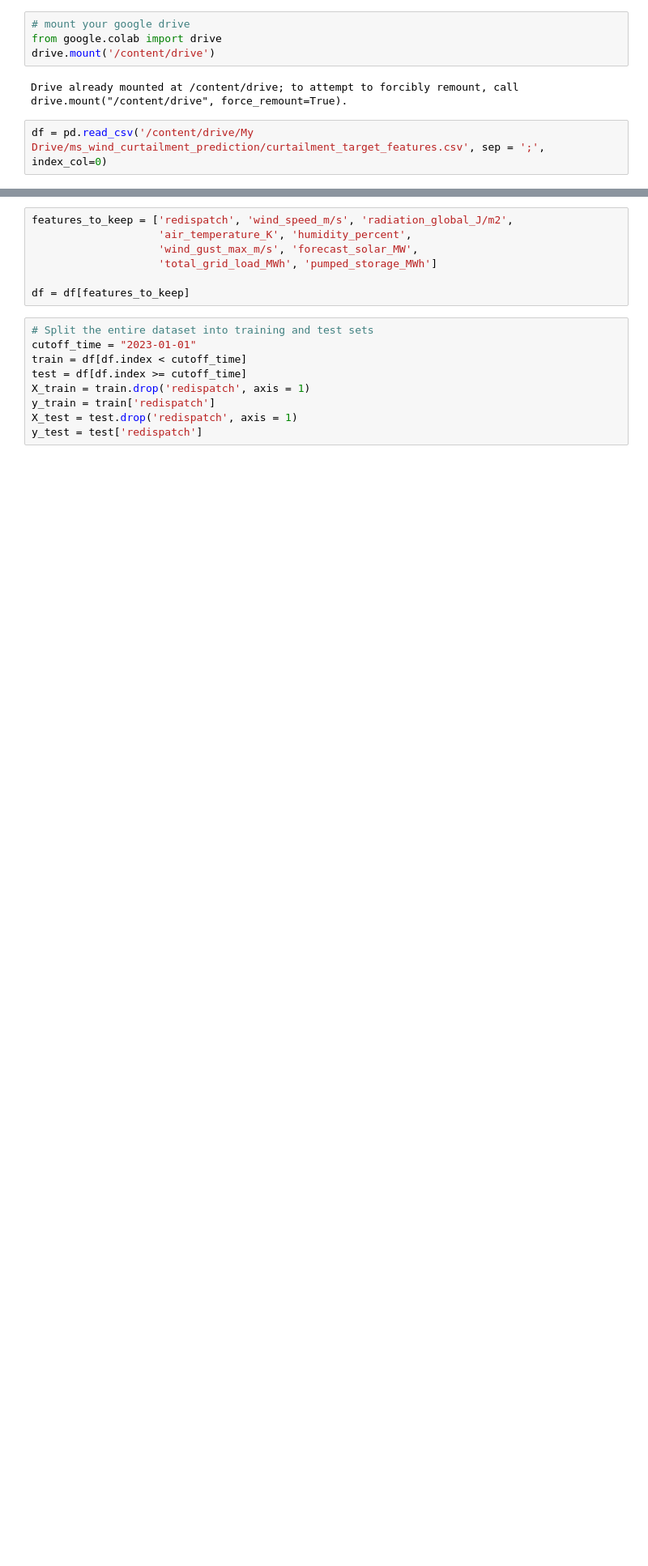
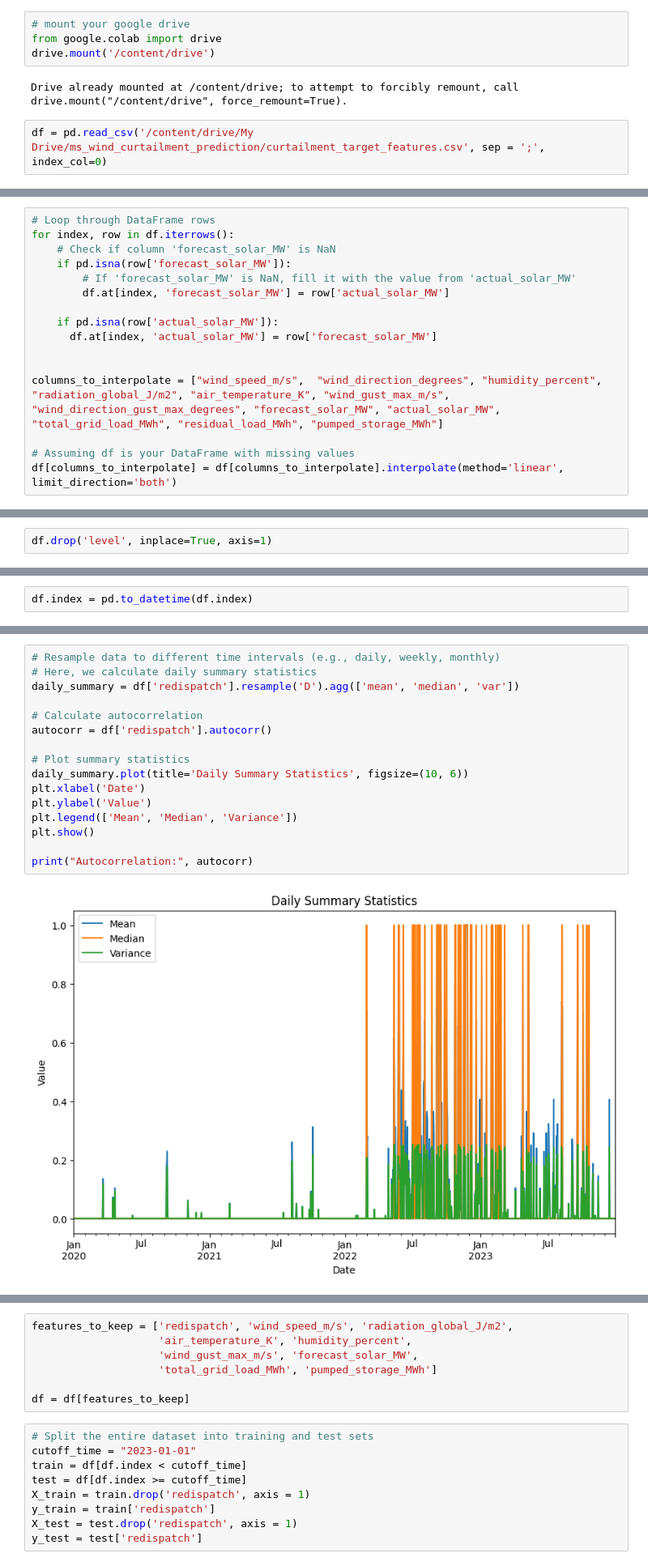
Before and after one commit to mgondeck/wind_curtailment_prediction, a Jupyter notebook: dl_binary_classification.ipynb, the cells around one changed output, grey strips where cells are left out. Shown at 81% size. Saved outputs shown, nothing was run; the diff lists cells and outputs as text; blank space fills up the shorter version.

```diff
--- a/dl_binary_classification.ipynb
+++ b/dl_binary_classification.ipynb
@@ -28,0 +35,16 @@ df = pd.read_csv('/content/drive/My Drive/ms_wind_curtailment_prediction/curtail
+# %%
+# Loop through DataFrame rows
+for index, row in df.iterrows():
+    # Check if column 'forecast_solar_MW' is NaN
+    if pd.isna(row['forecast_solar_MW']):
+        # If 'forecast_solar_MW' is NaN, fill it with the value from 'actual_solar_MW'
+        df.at[index, 'forecast_solar_MW'] = row['actual_solar_MW']
+
+    if pd.isna(row['actual_solar_MW']):
+      df.at[index, 'actual_solar_MW'] = row['forecast_solar_MW']
+
+
+columns_to_interpolate = ["wind_speed_m/s",  "wind_direction_degrees", "humidity_percent", "radiation_global_J/m2", "air_temperature_K", "wind_gust_max_m/s", "wind_direction_gust_max_degrees", "forecast_solar_MW", "actual_solar_MW", "total_grid_load_MWh", "residual_load_MWh", "pumped_storage_MWh"]
+
+# Assuming df is your DataFrame with missing values
+df[columns_to_interpolate] = df[columns_to_interpolate].interpolate(method='linear', limit_direction='both')
@@ -28,0 +53,2 @@ df = pd.read_csv('/content/drive/My Drive/ms_wind_curtailment_prediction/curtail
+# %%
+df.drop('level', inplace=True, axis=1)
@@ -28,0 +57,2 @@ df = pd.read_csv('/content/drive/My Drive/ms_wind_curtailment_prediction/curtail
+# %%
+df.index = pd.to_datetime(df.index)
@@ -28,0 +61,18 @@ df = pd.read_csv('/content/drive/My Drive/ms_wind_curtailment_prediction/curtail
+# %%
+# Resample data to different time intervals (e.g., daily, weekly, monthly)
+# Here, we calculate daily summary statistics
+daily_summary = df['redispatch'].resample('D').agg(['mean', 'median', 'var'])
+
+# Calculate autocorrelation
+autocorr = df['redispatch'].autocorr()
+
+# Plot summary statistics
+daily_summary.plot(title='Daily Summary Statistics', figsize=(10, 6))
+plt.xlabel('Date')
+plt.ylabel('Value')
+plt.legend(['Mean', 'Median', 'Variance'])
+plt.show()
+
+print("Autocorrelation:", autocorr)
+# %% [output]
+[figure, added]
```
Also changed, not shown: parts of 20 cells of this notebook.
